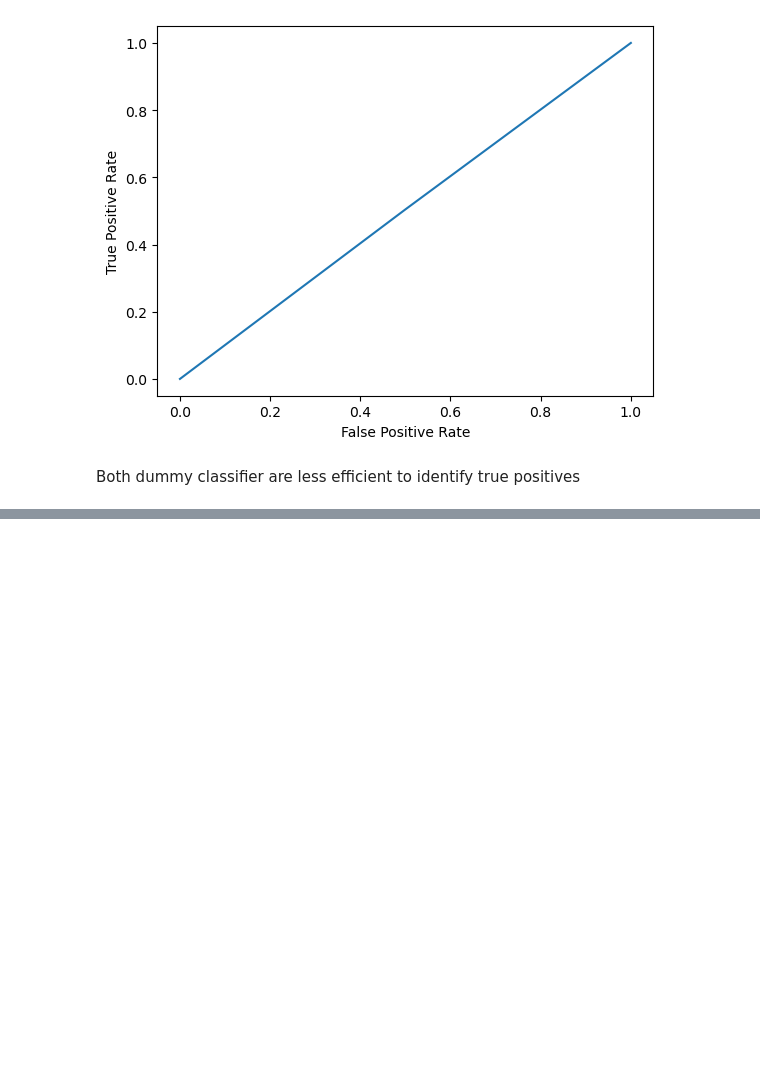
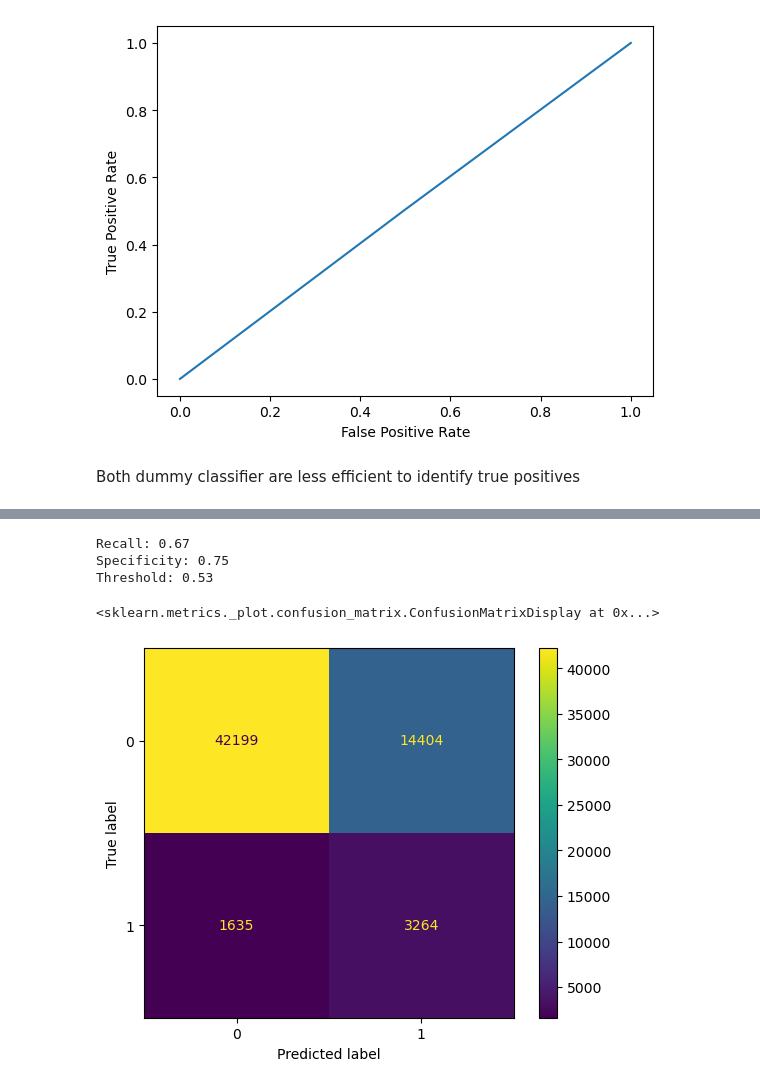
Before and after one commit to SiLABBE/OPC-P7-repo, a Jupyter notebook: Notebook_modelisation.ipynb, the cells around one changed output, grey strips where cells are left out. Drawn from its saved outputs; the diff is of its cells as text; code cells hidden in the pictures; blank space fills up the shorter version.

```diff
--- a/Notebook_modelisation.ipynb
+++ b/Notebook_modelisation.ipynb
@@ -567,0 +603,20 @@ Both dummy classifier are less efficient to identify true positives
+# %%
+# Index of the maximum
+max_score=np.max(score)
+idx = np.where(score==max_score)[0][0]
+
+print("Recall: {:.2f}".format(tpr[idx]))
+print("Specificity: {:.2f}".format(1-fpr[idx]))
+print("Threshold: {:.2f}".format(thr[idx]))
+
+# Confusion matrix
+threshold = thr[idx]
+y_pred_score = (lr_selected.predict_proba(X_test)[:, 1] > threshold).astype('float')
+score_matrix = confusion_matrix(y_test, y_pred_score)
+ConfusionMatrixDisplay(score_matrix).plot()
+# %% [output]
+Recall: 0.67
+Specificity: 0.75
+Threshold: 0.53
+<sklearn.metrics._plot.confusion_matrix.ConfusionMatrixDisplay at 0x...>
+[figure, added]
```
Also changed, not shown: parts of 10 cells of this notebook.
